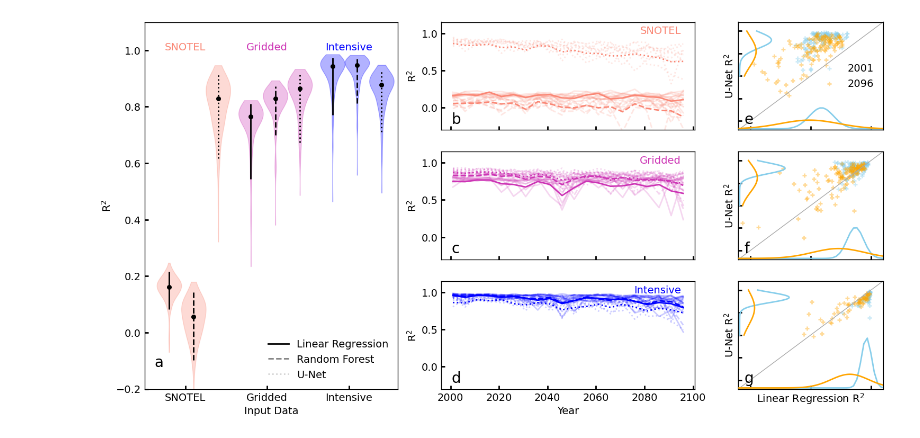
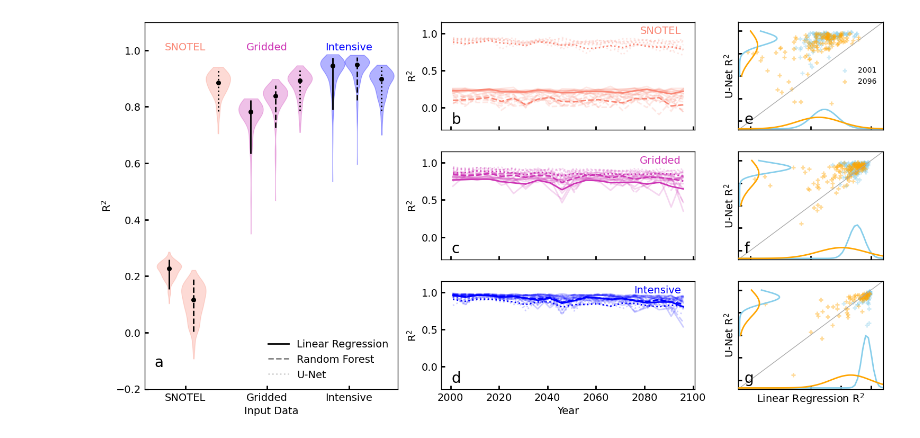
Before and after one commit to mariannecowherd/resilient-snowpack-estimation, a Jupyter notebook: code/fig4_compare_model_outputs.ipynb, the cells around one changed output. Drawn from its saved outputs; the diff is of its cells as text; code cells hidden in the pictures.

Commit message:
remake code with new snow pillows

```diff
--- a/code/fig4_compare_model_outputs.ipynb
+++ b/code/fig4_compare_model_outputs.ipynb
@@ -63,7 +61,11 @@ def scatter_hist(x, y, ax, ax_histx, ax_histy, color, label, DIST = True):
 # %%
 ## prep error data
 outputsdir = '/global/cfs/cdirs/m4099/fate-of-snotel/wrfdata/umital/Fig4_results/'
-err = xr.open_dataset(f'{outputsdir}/Err_allmodels_corrupteddata.nc').rename({'__xarray_dataarray_variable__':'value'})
+err = xr.open_dataset(f'{outputsdir}/err_allmodels_syntherr.nc').rename({'__xarray_dataarray_variable__':'value'})
+exclude_value = "Northern Oregon Coastal" ## low snow, does not make sense to include due to near-0 denominator
+mask = err["basin"] != exclude_value
+err = err.where(mask, drop=True)
+
 exclude_values = ["Northern Oregon Coastal", "Rio Grande-Elephant Butte", "San Joaquin"]
 for val in exclude_values:
     mask = err["basin"] != val
@@ -90,0 +116,9 @@ for i,data in enumerate(datas):
+# %%
+for pred_combos in datagroups:
+    lr = r2vals.sel(pred_combo = pred_combos).mean(dim = 'pred_combo').sel(model = 'linreg').mean(dim = 'basin').value.values
+    rf = r2vals.sel(pred_combo = pred_combos).mean(dim = 'pred_combo').sel(model = 'RF').mean(dim = 'basin').value.values
+    unet = r2vals.sel(pred_combo = pred_combos).mean(dim = 'pred_combo').sel(model = 'Unet').mean(dim = 'basin').value.values
+    y1 = 0
+    y2 = 20
+    print(pred_combos)
+    compare_lr_rf_unet(lr,rf,unet, y1, y2)
@@ -90,0 +135,9 @@ for i,data in enumerate(datas):
+# %%
+for model in models:
+    p1 = r2vals.sel(pred_combo = ['Data_1', 'Data_2']).mean(dim = 'pred_combo').sel(model = model).mean(dim = 'basin').value.values
+    p2 = r2vals.sel(pred_combo = ['Data_3', 'Data_4']).mean(dim = 'pred_combo').sel(model = model).mean(dim = 'basin').value.values
+    p3 = r2vals.sel(pred_combo = ['Data_5']).mean(dim = 'pred_combo').sel(model = model).mean(dim = 'basin').value.values
+    y1 = 15
+    y2 = 20
+    print(model)
+    compare_data_type(p1,p2,p3, y1, y2)
@@ -90,0 +154,9 @@ for i,data in enumerate(datas):
+# %%
+for pred_combos in datagroups:
+    lr = r2vals.sel(pred_combo = pred_combos).mean(dim = 'pred_combo').sel(model = 'linreg').mean(dim = 'basin').value.values
+    rf = r2vals.sel(pred_combo = pred_combos).mean(dim = 'pred_combo').sel(model = 'RF').mean(dim = 'basin').value.values
+    unet = r2vals.sel(pred_combo = pred_combos).mean(dim = 'pred_combo').sel(model = 'Unet').mean(dim = 'basin').value.values
+    y1 = 15
+    y2 = 20
+    print(pred_combos)
+    compare_lr_rf_unet(lr,rf,unet, y1, y2)
@@ -222,7 +304,7 @@ for i, data in enumerate(datagroups):
     ax_histy = fig.add_subplot(ax, sharey=ax)
     scatter_hist(linreg1, unet1, ax, ax_histx, ax_histy, color = 'skyblue', label = '2001', DIST = DIST)
     scatter_hist(linreg2, unet2, ax, ax_histx, ax_histy, color = 'orange', label = '2096',DIST = DIST)
-    if i ==0: ax.legend(loc = 'center right')
+    if i ==0: ax.legend(loc = 'center right', fontsize = 10)
     for j,x in enumerate([[linreg1, linreg2], [unet1, unet2]]):
         if j ==0:
             color = 'skyblue'
@@ -233,32 +315,33 @@ for i, data in enumerate(datagroups):
                 axm.set_ylim((-0.1,10))
                 axm.set_yticks([])
                 color = 'orange'
                 set_border(axm, 0.1)
 
         else:
             color = 'skyblue'
             for xm in x:
                 axm = ax.twiny()
                 plot_fitted_normal(xm, axm, color = color, orientation = 'vertical')
                 axm.set_ylim((-1.2,1.2))
                 axm.set_xlim((-0.1,10))
                 axm.set_xticks([])
                 color = 'orange'
                 set_border(axm,.1)
 
+
     ax.set_xlim((-1.2,1.2))
     ax.set_ylim((-1.2,1.2))
     ax.set_ylabel(r'U-Net R$^{2}$')
 
+ax.set_xticks([0,0.5,1], ['0','0.5','1'])
 ax.set_xlabel(r'Linear Regression R$^{2}$')
 
 if LETTERS:
     for key in ax_dict.keys():
         myax = ax_dict[key]
         myax.text(0.04,0.06, key.lower(), fontsize = 20, transform = myax.transAxes)
 
-
 fig.savefig(f'{basedir}/figures/fig4.png')
 plt.show()
 # %% [output]
-[figure, old version]
+[figure, new version]
```
Also changed, not shown: parts of 5 cells of this notebook, 8 other files.
